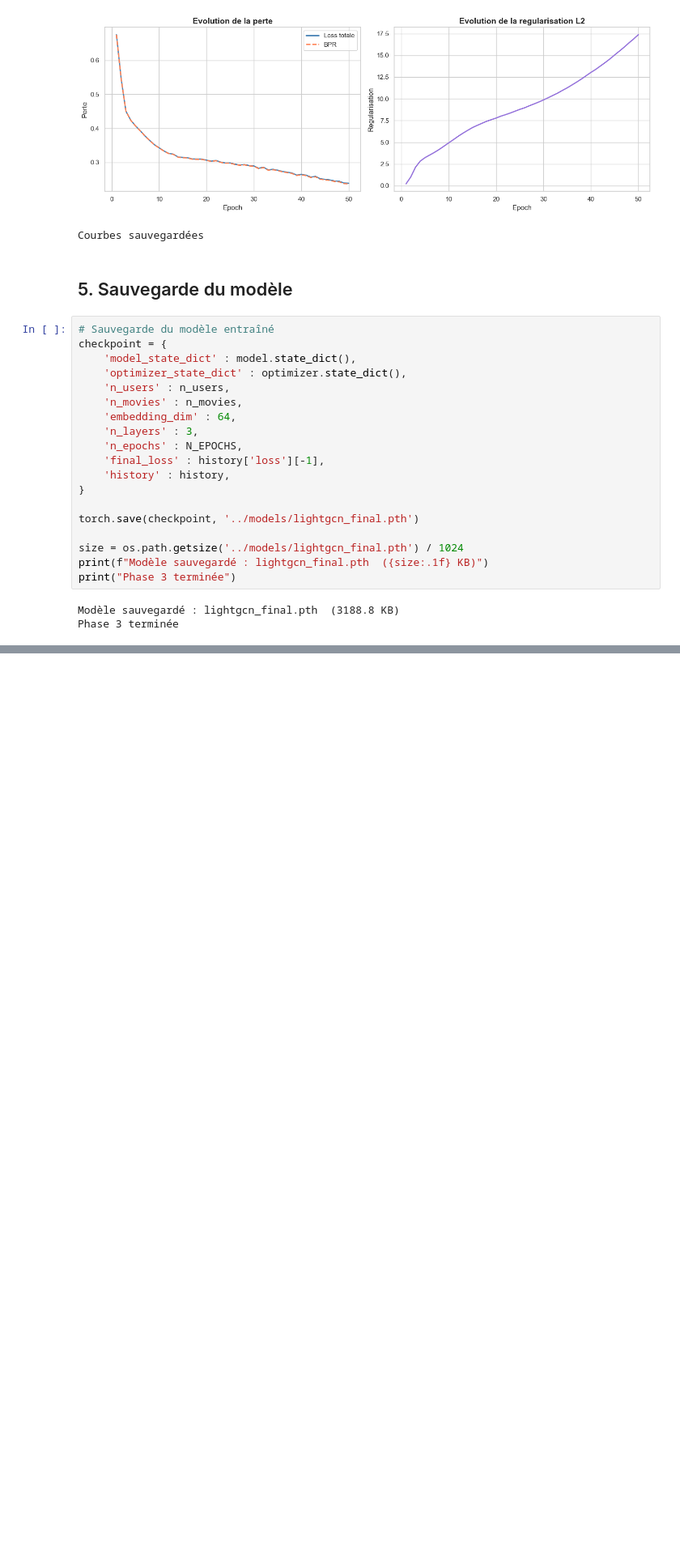
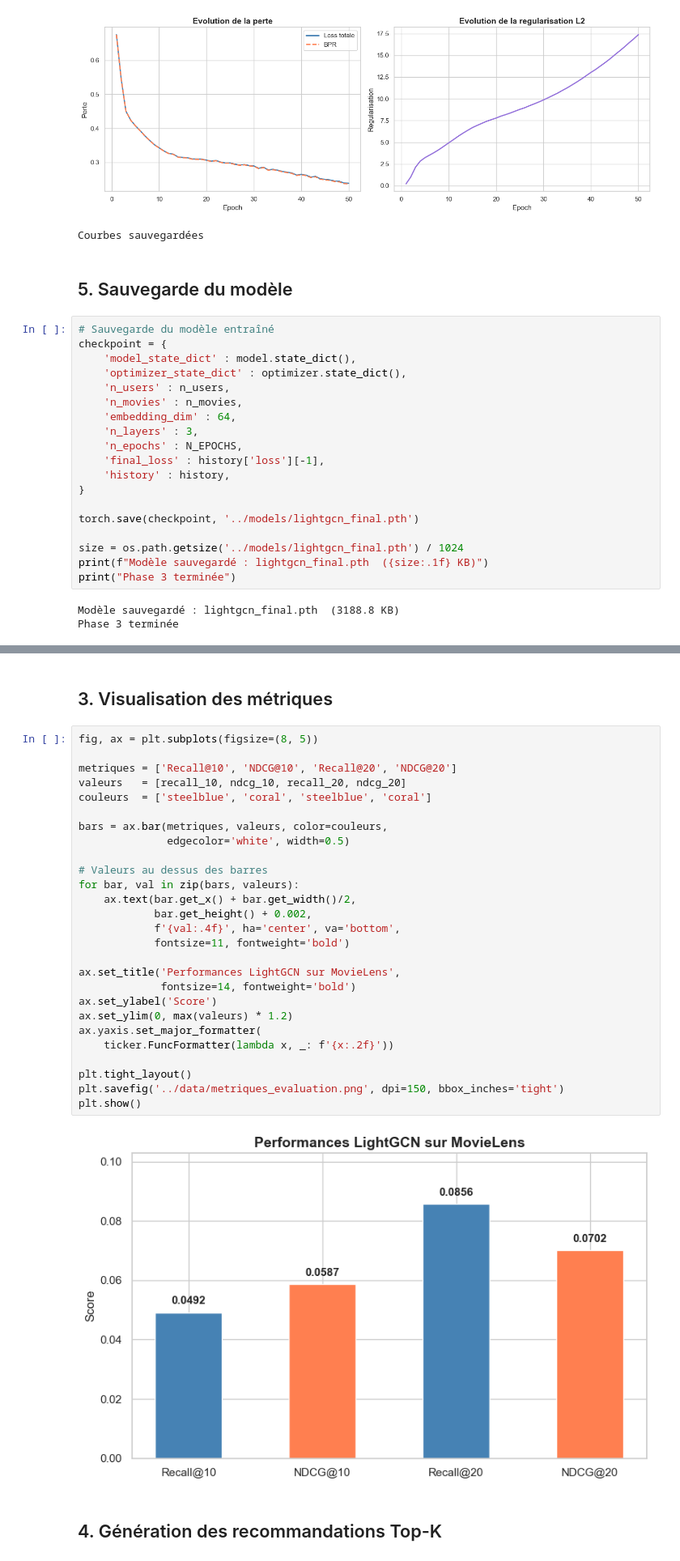
Before and after one commit to mwa1310/LightGCN_Recom_Syst, a Jupyter notebook: notebook/lightgcn_recom_syst.ipynb, the cells around one changed output, grey strips where cells are left out. Shown at 81% size. Saved outputs shown, nothing was run; the diff lists cells and outputs as text; blank space fills up the shorter version.

Commit message:
update Lightgcn_recom_syst.ipynb,  update requirements
phase 4 complete - evaluation

```diff
--- a/notebook/lightgcn_recom_syst.ipynb
+++ b/notebook/lightgcn_recom_syst.ipynb
@@ -961,0 +1066,33 @@ Phase 3 terminée
+# %% [markdown]
+## 3. Visualisation des métriques
+# %%
+fig, ax = plt.subplots(figsize=(8, 5))
+
+metriques = ['Recall@10', 'NDCG@10', 'Recall@20', 'NDCG@20']
+valeurs   = [recall_10, ndcg_10, recall_20, ndcg_20]
+couleurs  = ['steelblue', 'coral', 'steelblue', 'coral']
+
+bars = ax.bar(metriques, valeurs, color=couleurs,
+              edgecolor='white', width=0.5)
+
+# Valeurs au dessus des barres
+for bar, val in zip(bars, valeurs):
+    ax.text(bar.get_x() + bar.get_width()/2,
+            bar.get_height() + 0.002,
+            f'{val:.4f}', ha='center', va='bottom',
+            fontsize=11, fontweight='bold')
+
+ax.set_title('Performances LightGCN sur MovieLens',
+             fontsize=14, fontweight='bold')
+ax.set_ylabel('Score')
+ax.set_ylim(0, max(valeurs) * 1.2)
+ax.yaxis.set_major_formatter(
+    ticker.FuncFormatter(lambda x, _: f'{x:.2f}'))
+
+plt.tight_layout()
+plt.savefig('../data/metriques_evaluation.png', dpi=150, bbox_inches='tight')
+plt.show()
+# %% [output]
+[figure, added]
+# %% [markdown]
+## 4. Génération des recommandations Top-K
```
Also changed, not shown: parts of 12 cells of this notebook, 1 other file.
